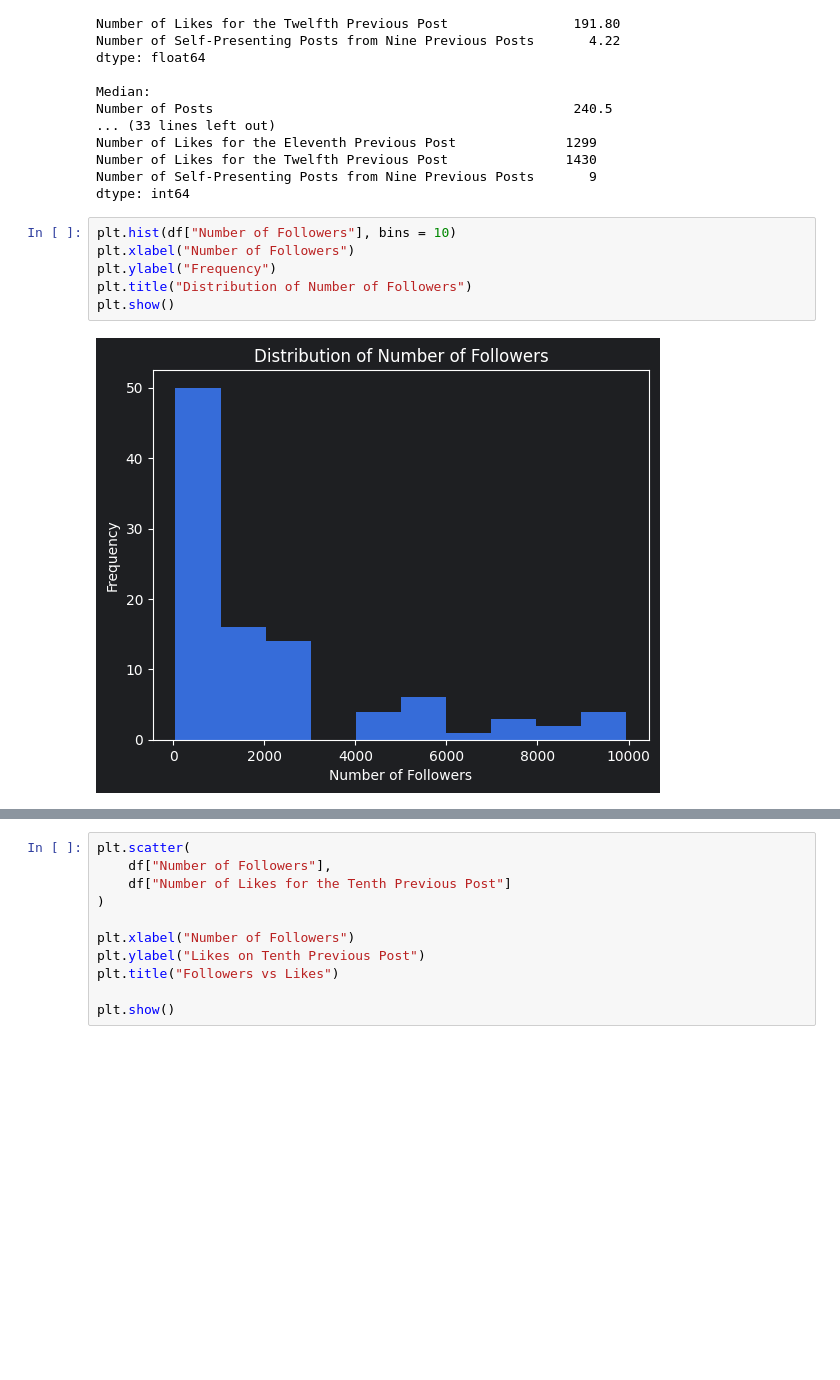
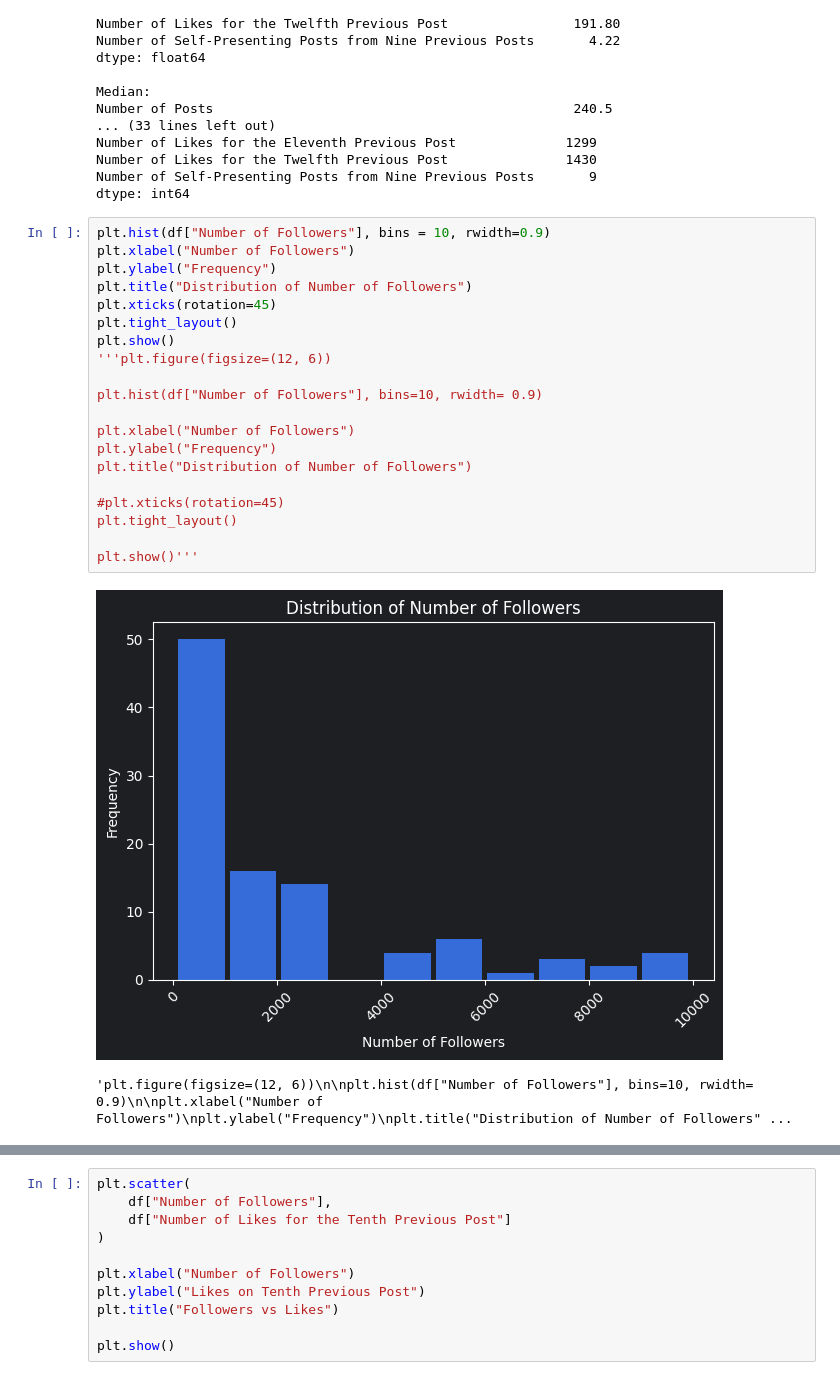
Before and after one commit to Aatif2005/Python---Data-Science, a Jupyter notebook: DS UPES/lab_exp1.ipynb, the cells around one changed output, grey strips where cells are left out. Drawn from its saved outputs; the diff is of its cells as text; blank space fills up the shorter version.

```diff
--- a/DS UPES/lab_exp1.ipynb
+++ b/DS UPES/lab_exp1.ipynb
@@ -150,11 +163,26 @@ Number of Likes for the Twelfth Previous Post               1430
 Number of Self-Presenting Posts from Nine Previous Posts       9
 dtype: int64
 # %%
-plt.hist(df["Number of Followers"], bins = 10)
+plt.hist(df["Number of Followers"], bins = 10, rwidth=0.9)
 plt.xlabel("Number of Followers")
 plt.ylabel("Frequency")
 plt.title("Distribution of Number of Followers")
+plt.xticks(rotation=45)
+plt.tight_layout()
 plt.show()
+'''plt.figure(figsize=(12, 6))
+
+plt.hist(df["Number of Followers"], bins=10, rwidth= 0.9)
+
+plt.xlabel("Number of Followers")
+plt.ylabel("Frequency")
+plt.title("Distribution of Number of Followers")
+
+#plt.xticks(rotation=45)
+plt.tight_layout()
+
+plt.show()'''
 # %% [output]
-[figure, old version]
+[figure, new version]
+'plt.figure(figsize=(12, 6))\n\nplt.hist(df["Number of Followers"], bins=10, rwidth= 0.9)\n\nplt.xlabel("Number of Followers")\nplt.ylabel("Frequency")\nplt.title("Distribution of Number of Followers" ...
 # %%
```
Also changed, not shown: parts of 3 cells of this notebook.
